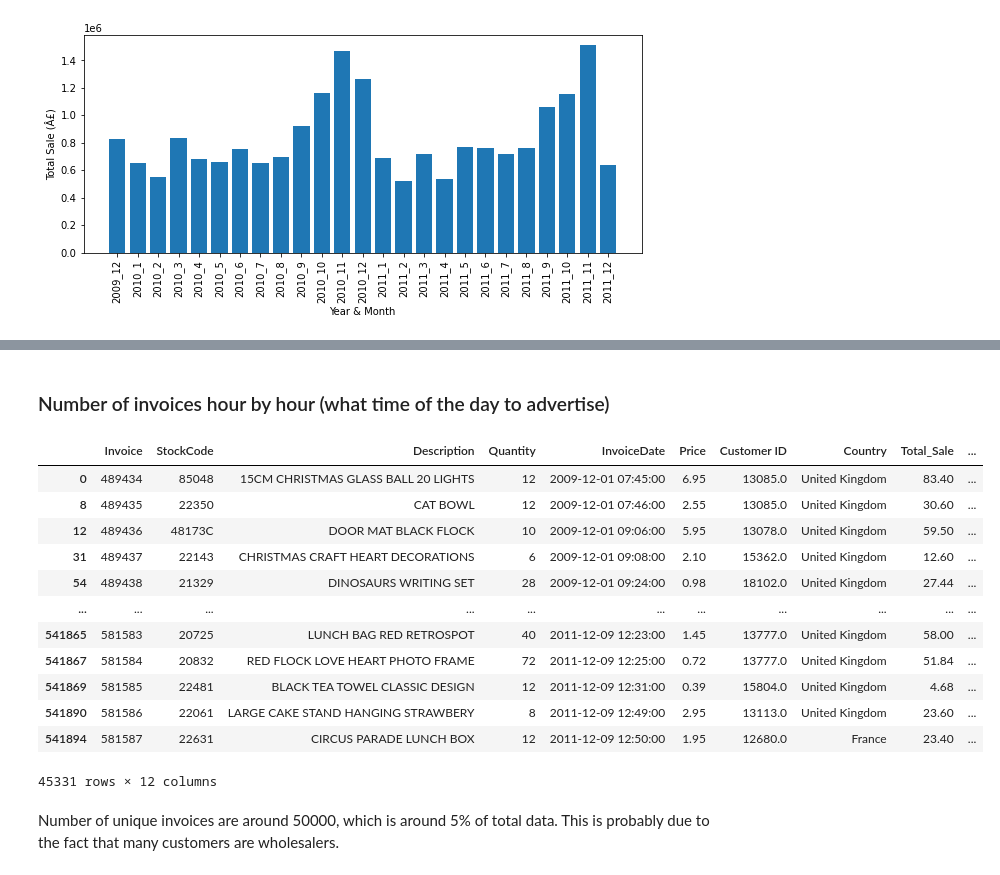
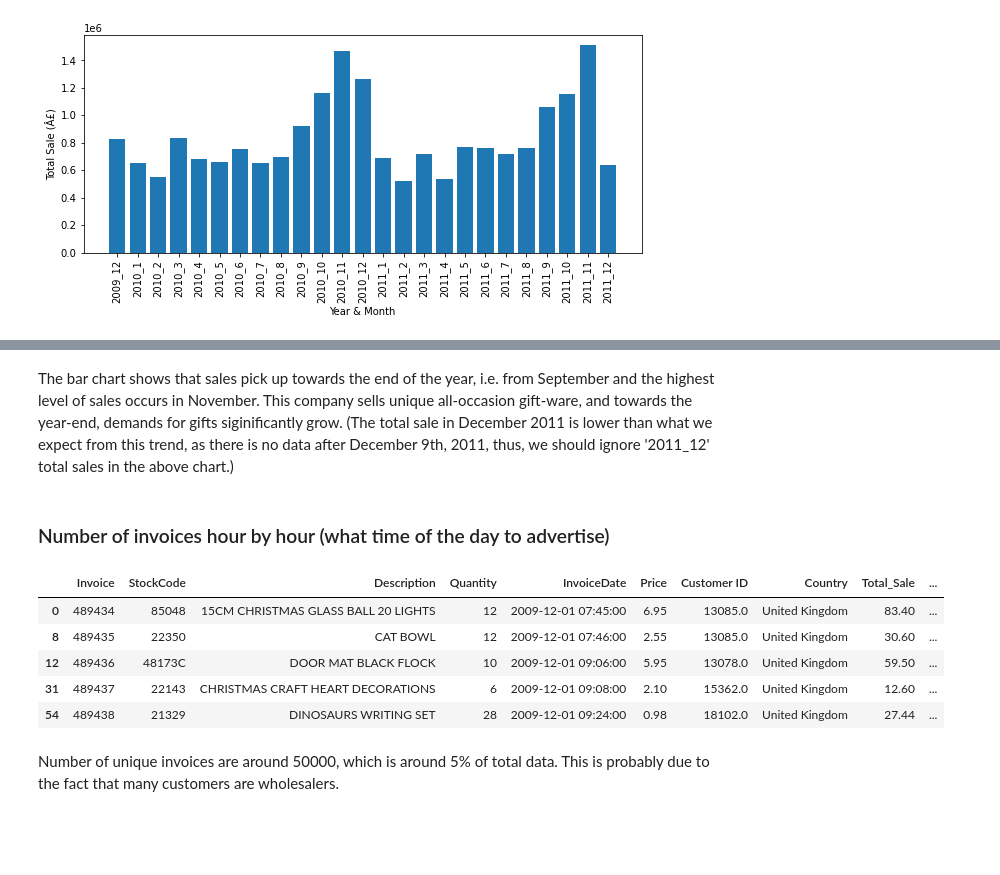
Before and after one commit to alimoi/challengecode, a Jupyter notebook: OnlineRetail.ipynb, the cells around one changed output, grey strips where cells are left out. Cells and saved outputs as stored; diff of their text form; code cells hidden in the pictures; blank space fills up the shorter version.

```diff
--- a/OnlineRetail.ipynb
+++ b/OnlineRetail.ipynb
@@ -206,24 +193,19 @@ The bar chart shows that sales pick up towards the end of the year, i.e. from Se
+# %% [markdown]
+The bar chart shows that sales pick up towards the end of the year, i.e. from September and the highest level of sales occurs in November. This company sells unique all-occasion gift-ware, and towards the year-end, demands for gifts siginificantly grow. (The total sale in December 2011 is lower than what we expect from this trend, as there is no data after December 9th, 2011,  thus, we should ignore '2011_12' total sales in the above chart.)
 # %% [markdown]
 ### Number of invoices hour by hour (what time of the day to advertise)
 # %%
 ## There are many duplicate invoices in the data, we first need to drop duplicate data
 data['Hour'] = data['InvoiceDate'].dt.hour
 df_invoices = data.drop_duplicates(subset="Invoice", keep='first')
-df_invoices
+df_invoices.head()
 # %% [output]
 |  | Invoice | StockCode | Description | Quantity | InvoiceDate | Price | Customer ID | Country | Total_Sale | ... |
 | 0 | 489434 | 85048 | 15CM CHRISTMAS GLASS BALL 20 LIGHTS | 12 | 2009-12-01 07:45:00 | 6.95 | 13085.0 | United Kingdom | 83.40 | ... |
 | 8 | 489435 | 22350 | CAT BOWL | 12 | 2009-12-01 07:46:00 | 2.55 | 13085.0 | United Kingdom | 30.60 | ... |
 | 12 | 489436 | 48173C | DOOR MAT BLACK FLOCK | 10 | 2009-12-01 09:06:00 | 5.95 | 13078.0 | United Kingdom | 59.50 | ... |
 | 31 | 489437 | 22143 | CHRISTMAS CRAFT HEART DECORATIONS | 6 | 2009-12-01 09:08:00 | 2.10 | 15362.0 | United Kingdom | 12.60 | ... |
 | 54 | 489438 | 21329 | DINOSAURS WRITING SET | 28 | 2009-12-01 09:24:00 | 0.98 | 18102.0 | United Kingdom | 27.44 | ... |
-| ... | ... | ... | ... | ... | ... | ... | ... | ... | ... | ... |
-| 541865 | 581583 | 20725 | LUNCH BAG RED RETROSPOT | 40 | 2011-12-09 12:23:00 | 1.45 | 13777.0 | United Kingdom | 58.00 | ... |
-| 541867 | 581584 | 20832 | RED FLOCK LOVE HEART PHOTO FRAME | 72 | 2011-12-09 12:25:00 | 0.72 | 13777.0 | United Kingdom | 51.84 | ... |
-| 541869 | 581585 | 22481 | BLACK TEA TOWEL CLASSIC DESIGN | 12 | 2011-12-09 12:31:00 | 0.39 | 15804.0 | United Kingdom | 4.68 | ... |
-| 541890 | 581586 | 22061 | LARGE CAKE STAND HANGING STRAWBERY | 8 | 2011-12-09 12:49:00 | 2.95 | 13113.0 | United Kingdom | 23.60 | ... |
-| 541894 | 581587 | 22631 | CIRCUS PARADE LUNCH BOX | 12 | 2011-12-09 12:50:00 | 1.95 | 12680.0 | France | 23.40 | ... |
-45331 rows × 12 columns
 # %% [markdown]
 Number of unique invoices are around 50000, which is around 5% of total data. This is probably due to the fact that many customers are wholesalers.
 # %%
```
Also changed, not shown: parts of 7 cells of this notebook.
